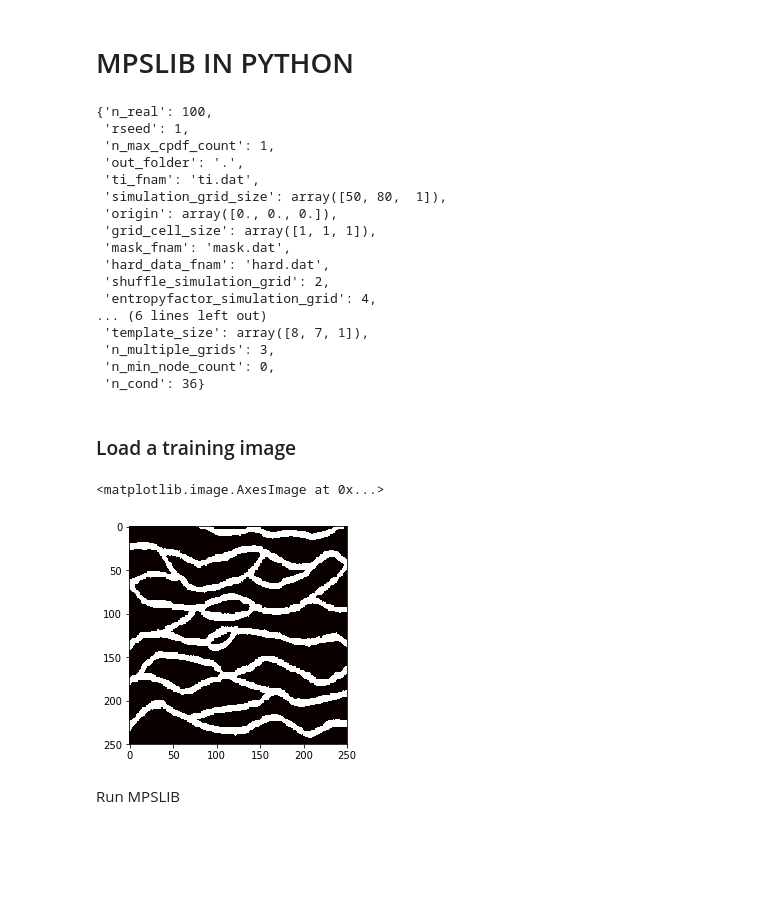
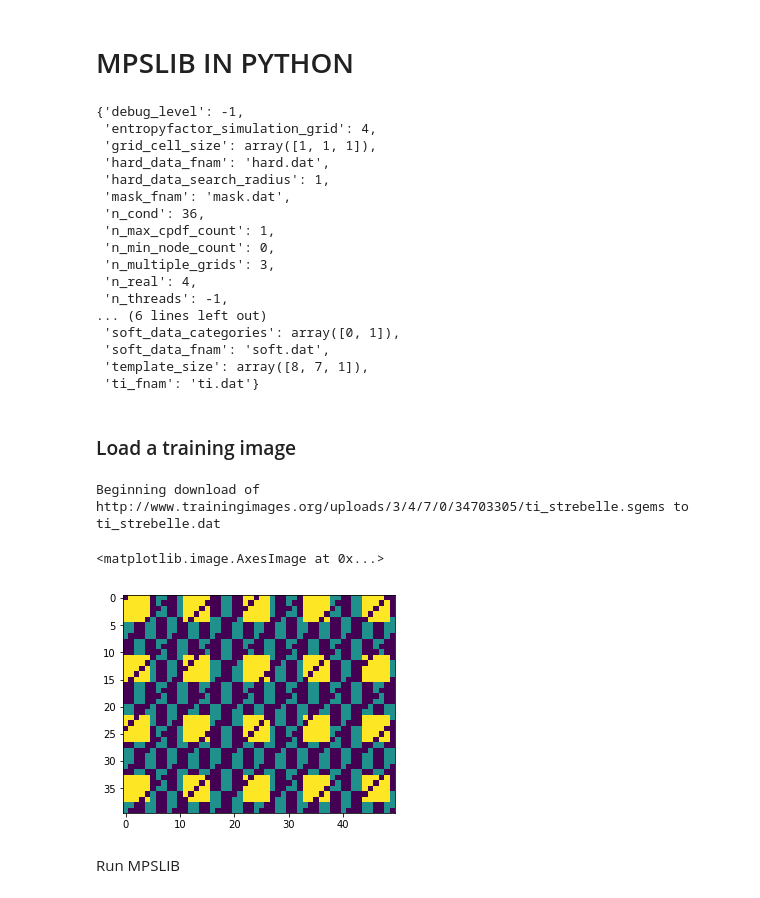
Before and after one commit to cultpenguin/sippi-all, a Jupyter notebook: scikit-mps/examples/mpslib_in_google_colab.ipynb, the cells around one changed output. Cells and saved outputs as stored; diff of their text form; code cells hidden in the pictures; blank space fills up the shorter version.

```diff
--- a/scikit-mps/examples/mpslib_in_google_colab.ipynb
+++ b/scikit-mps/examples/mpslib_in_google_colab.ipynb
@@ -74,7 +79,7 @@ import numpy as np
 import matplotlib.pyplot as plt
 # %%
 O = mps.mpslib(method='mps_snesim_tree',
-                    n_real = 100, verbose_level=-1)
+                    n_real = 4, verbose_level=-1, debug_level=-1)
 O.parameter_filename = 'mps_snesim.txt'
 O.par['n_cond']=36
 O.par['simulation_grid_size']=np.array([50,80,1])
@@ -82,33 +87,35 @@ O.par['simulation_grid_size']=np.array([50,80,1])
 # show parameter setting
 O.par
 # %% [output]
-{'n_real': 100,
- 'rseed': 1,
+{'debug_level': -1,
+ 'entropyfactor_simulation_grid': 4,
+ 'grid_cell_size': array([1, 1, 1]),
+ 'hard_data_fnam': 'hard.dat',
+ 'hard_data_search_radius': 1,
+ 'mask_fnam': 'mask.dat',
+ 'n_cond': 36,
  'n_max_cpdf_count': 1,
- 'out_folder': '.',
- 'ti_fnam': 'ti.dat',
- 'simulation_grid_size': array([50, 80,  1]),
- 'origin': array([0., 0., 0.]),
- 'grid_cell_size': array([1, 1, 1]),
- 'mask_fnam': 'mask.dat',
- 'hard_data_fnam': 'hard.dat',
- 'shuffle_simulation_grid': 2,
- 'entropyfactor_simulation_grid': 4,
+ 'n_min_node_count': 0,
+ 'n_multiple_grids': 3,
+ 'n_real': 4,
+ 'n_threads': -1,
 ... (6 lines left out)
+ 'soft_data_categories': array([0, 1]),
+ 'soft_data_fnam': 'soft.dat',
  'template_size': array([8, 7, 1]),
- 'n_multiple_grids': 3,
- 'n_min_node_count': 0,
- 'n_cond': 36}
+ 'ti_fnam': 'ti.dat'}
 # %% [markdown]
 ### Load a training image
 # %%
-TI, TI_filename = mps.trainingimages.strebelle(di=1, coarse3d=1)
-#TI, TI_filename = mps.trainingimages.strebelle(di=2, coarse3d=1)
+TI, TI_filename = mps.trainingimages.strebelle(di=2, coarse3d=1)
+TI, TI_filename = mps.trainingimages.checkerboard2()
 #TI, TI_filename = mps.trainingimages.rot90()
+O.ti = TI
 
-plt.imshow(TI[:,:,0].T)
+plt.imshow(O.ti[:,:,0].T)
 # %% [output]
-<matplotlib.image.AxesImage at 0x...>
+Beginning download of http://www.trainingimages.org/uploads/3/4/7/0/34703305/ti_strebelle.sgems to ti_strebelle.dat
+<matplotlib.image.AxesImage at 0x...>
-[figure, old version]
+[figure, new version]
 # %% [markdown]
 Run MPSLIB
```
Also changed, not shown: parts of 8 cells of this notebook.
